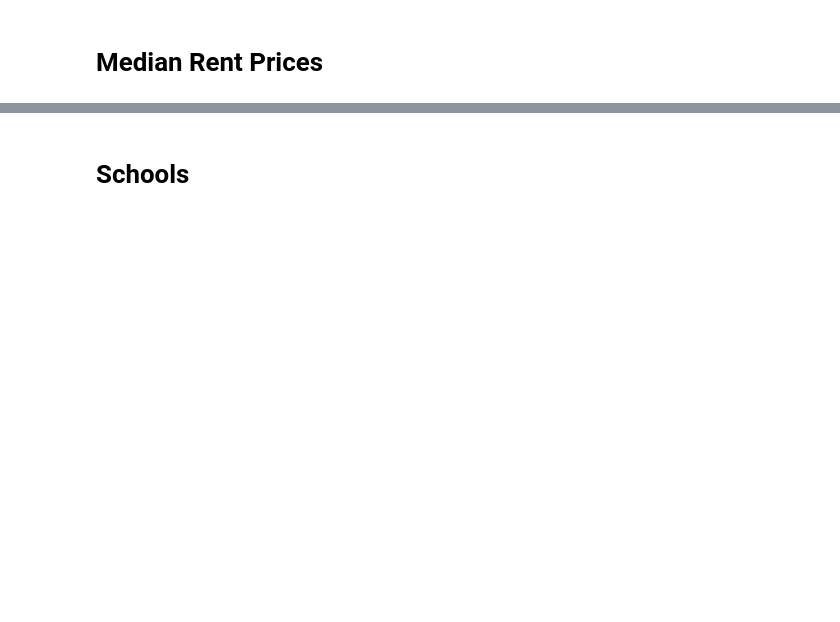
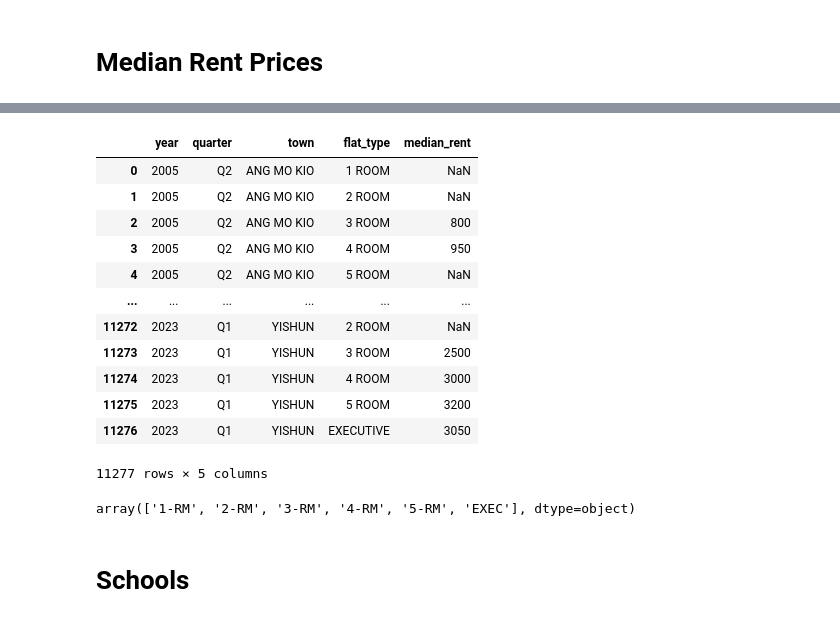
Before and after one commit to dylanlo8/Dagger, a Jupyter notebook: test.ipynb, the cells around one changed output, grey strips where cells are left out. Cells and saved outputs as stored; diff of their text form; code cells hidden in the pictures; blank space fills up the shorter version.

```diff
--- a/test.ipynb
+++ b/test.ipynb
@@ -259,2 +289,46 @@ def transform_transactions(transactions):
+# %%
+medianrent = pd.read_csv('rent.csv')
+
+def transform_median_rent(rent):
+    renamed_flat_types = {'1-RM': '1 ROOM', '2-RM': '2 ROOM', '3-RM': '3 ROOM',
+                          '4-RM': '4 ROOM', '5-RM' : '5 ROOM', 'EXEC' : 'EXECUTIVE'}
+
+    # Splitting quarter column into year and quarter columns
+    rent[['year', 'quarter']] = rent['quarter'].str.split('-', expand=True)
+    rent['year'] = pd.to_numeric(rent['year'])
+
+    # remove unnecessary trailing spaces
+    rent = rent.apply(lambda x: x.str.strip() if x.dtype == "object" else x)
+
+    # replace na values and - values with NaN
+    rent.replace(r'^\s*na\s*$', np.nan, regex = True, inplace=True)
+    rent.replace(r'^\s*-\s*$', np.nan, regex = True, inplace=True)
+
+    # convert flat type to consistent format
+    rent['flat_type'] = rent['flat_type'].map(renamed_flat_types)
+
+    # reorder the columns
+    rent = rent[['year', 'quarter', 'town', 'flat_type', 'median_rent']]
+    return rent
+
+transform_median_rent(medianrent)
+# %% [output]
+|  | year | quarter | town | flat_type | median_rent |
+| 0 | 2005 | Q2 | ANG MO KIO | 1 ROOM | NaN |
+| 1 | 2005 | Q2 | ANG MO KIO | 2 ROOM | NaN |
+| 2 | 2005 | Q2 | ANG MO KIO | 3 ROOM | 800 |
+| 3 | 2005 | Q2 | ANG MO KIO | 4 ROOM | 950 |
+| 4 | 2005 | Q2 | ANG MO KIO | 5 ROOM | NaN |
+| ... | ... | ... | ... | ... | ... |
+| 11272 | 2023 | Q1 | YISHUN | 2 ROOM | NaN |
+| 11273 | 2023 | Q1 | YISHUN | 3 ROOM | 2500 |
+| 11274 | 2023 | Q1 | YISHUN | 4 ROOM | 3000 |
+| 11275 | 2023 | Q1 | YISHUN | 5 ROOM | 3200 |
+| 11276 | 2023 | Q1 | YISHUN | EXECUTIVE | 3050 |
+11277 rows × 5 columns
+# %%
+medianrent['flat_type'].unique()
+# %% [output]
+array(['1-RM', '2-RM', '3-RM', '4-RM', '5-RM', 'EXEC'], dtype=object)
 # %% [markdown]
 # Schools
```
Also changed, not shown: parts of 11 cells of this notebook.
